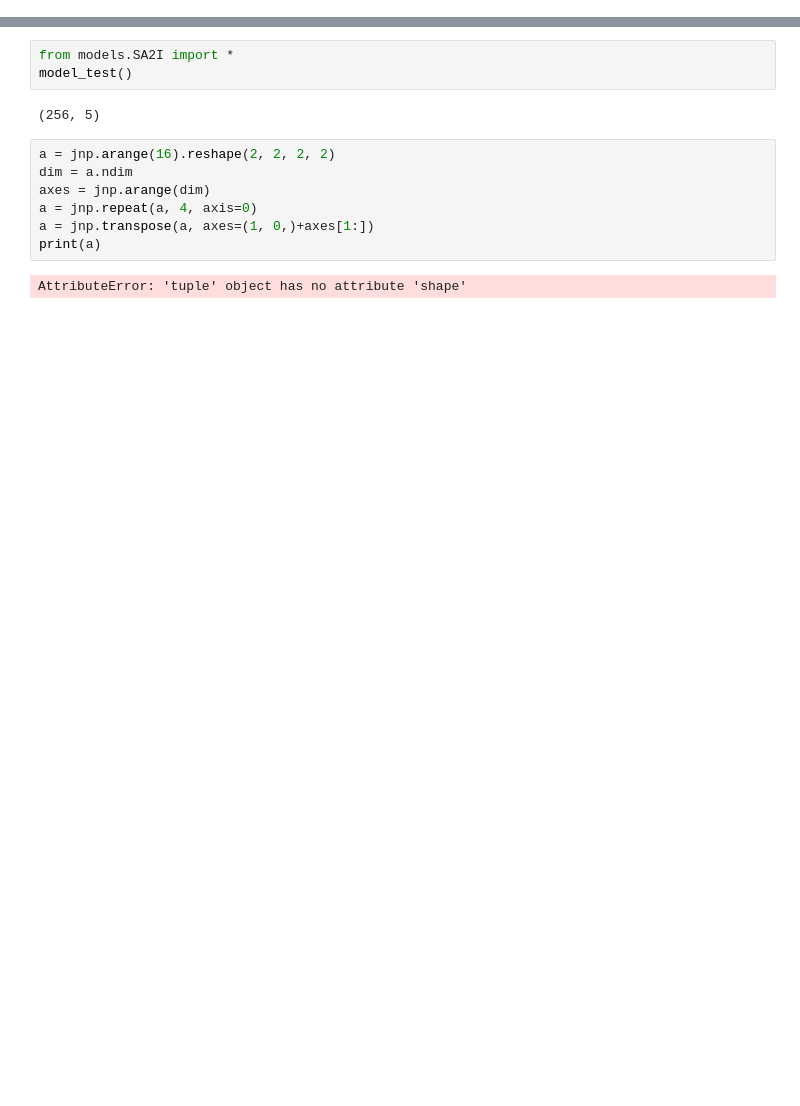
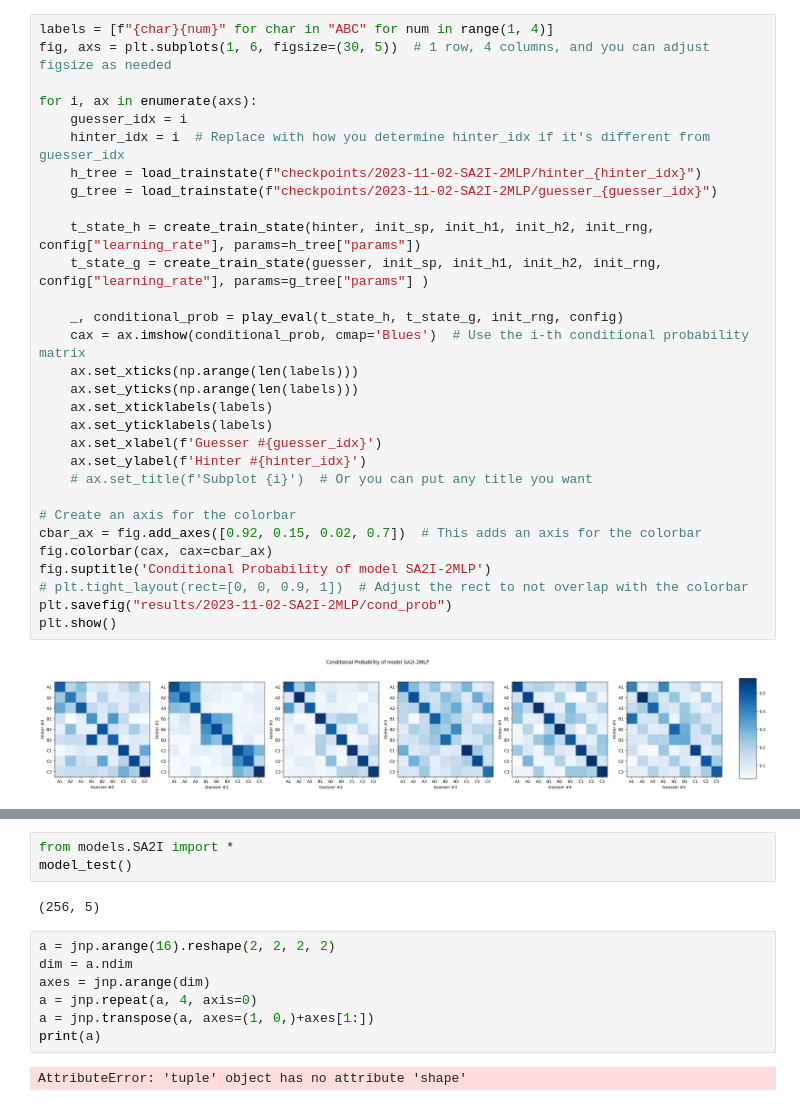
Before and after one commit to collinfeng/actionfeature, a Jupyter notebook: Interactive.ipynb, the cells around one changed output, grey strips where cells are left out. Cells and saved outputs as stored; diff of their text form; blank space fills up the shorter version.

Commit message:
update 2MLP result

```diff
--- a/Interactive.ipynb
+++ b/Interactive.ipynb
@@ -65 +141,33 @@ NameError: name 'jnp' is not defined
+# %%
+labels = [f"{char}{num}" for char in "ABC" for num in range(1, 4)]
+fig, axs = plt.subplots(1, 6, figsize=(30, 5))  # 1 row, 4 columns, and you can adjust figsize as needed
+
+for i, ax in enumerate(axs):
+    guesser_idx = i
+    hinter_idx = i  # Replace with how you determine hinter_idx if it's different from guesser_idx
+    h_tree = load_trainstate(f"checkpoints/2023-11-02-SA2I-2MLP/hinter_{hinter_idx}")
+    g_tree = load_trainstate(f"checkpoints/2023-11-02-SA2I-2MLP/guesser_{guesser_idx}")
+
+    t_state_h = create_train_state(hinter, init_sp, init_h1, init_h2, init_rng, config["learning_rate"], params=h_tree["params"])
+    t_state_g = create_train_state(guesser, init_sp, init_h1, init_h2, init_rng, config["learning_rate"], params=g_tree["params"] )
+
+    _, conditional_prob = play_eval(t_state_h, t_state_g, init_rng, config)
+    cax = ax.imshow(conditional_prob, cmap='Blues')  # Use the i-th conditional probability matrix
+    ax.set_xticks(np.arange(len(labels)))
+    ax.set_yticks(np.arange(len(labels)))
+    ax.set_xticklabels(labels)
+    ax.set_yticklabels(labels)
+    ax.set_xlabel(f'Guesser #{guesser_idx}')
+    ax.set_ylabel(f'Hinter #{hinter_idx}')
+    # ax.set_title(f'Subplot {i}')  # Or you can put any title you want
+
+# Create an axis for the colorbar
+cbar_ax = fig.add_axes([0.92, 0.15, 0.02, 0.7])  # This adds an axis for the colorbar
+fig.colorbar(cax, cax=cbar_ax)
+fig.suptitle('Conditional Probability of model SA2I-2MLP')
+# plt.tight_layout(rect=[0, 0, 0.9, 1])  # Adjust the rect to not overlap with the colorbar
+plt.savefig("results/2023-11-02-SA2I-2MLP/cond_prob")
+plt.show()
+# %% [output]
+[figure, added]
 # %%
```
Also changed, not shown: parts of 11 cells of this notebook, 7 other files.
